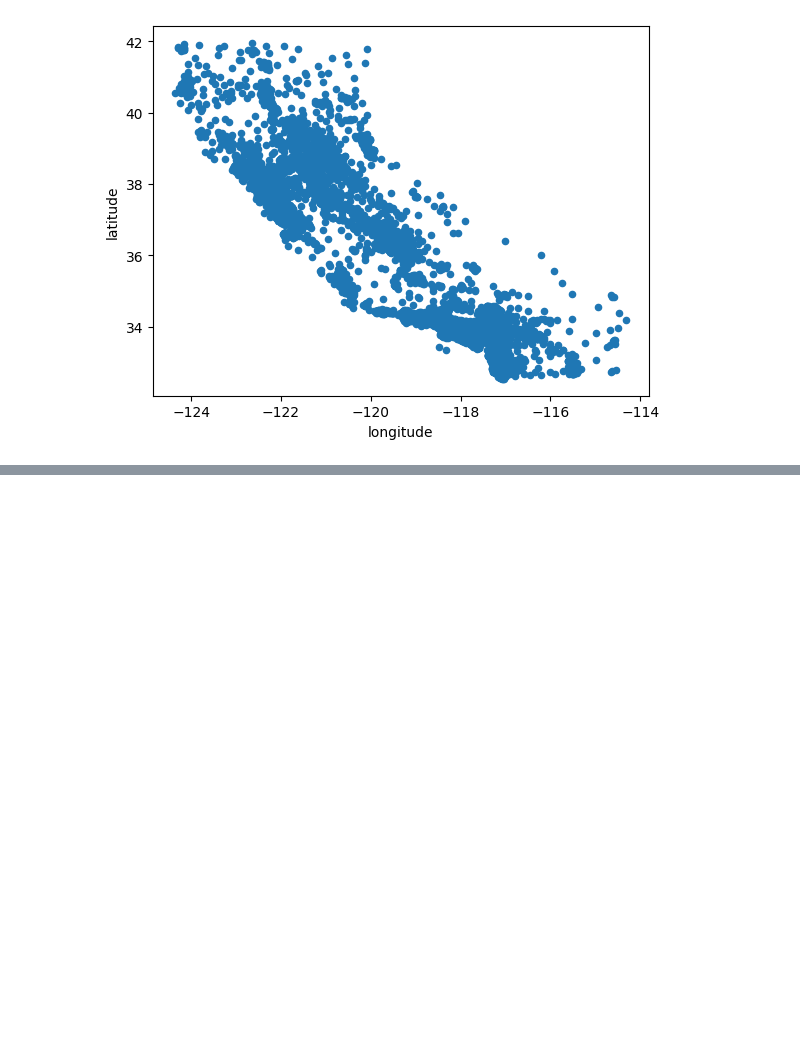
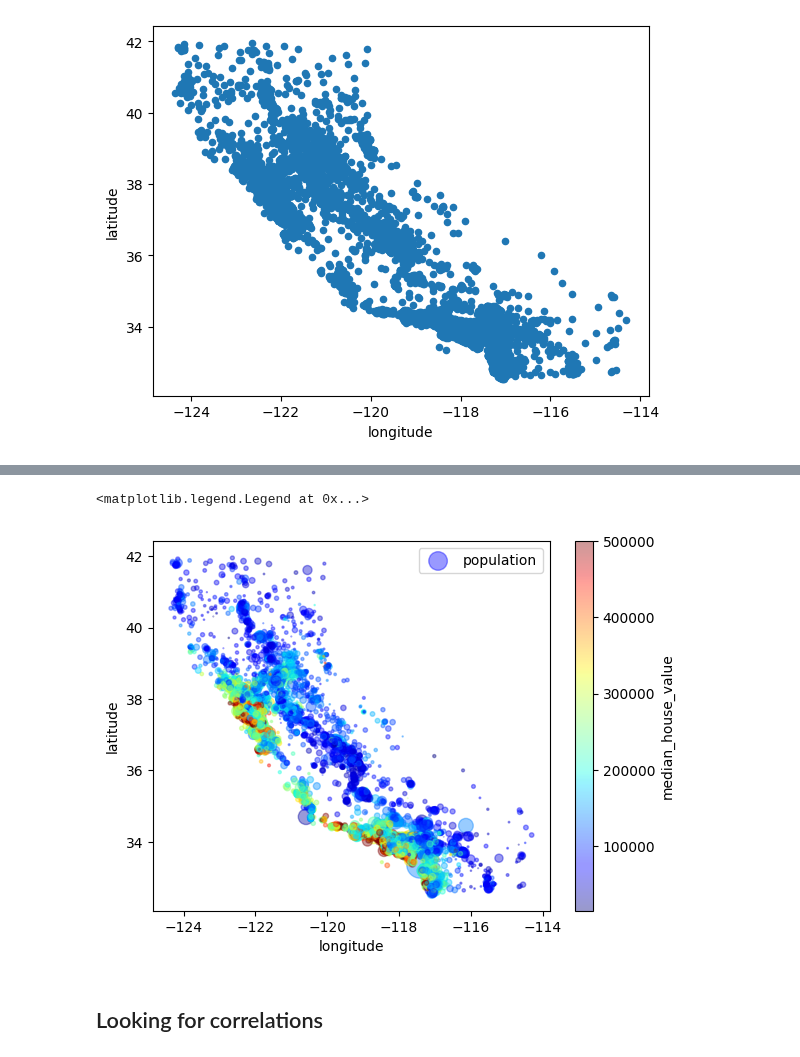
Before and after one commit to DougFigueroa/machine-learning-notebooks, a Jupyter notebook: linear_regression_housing/Housing.ipynb, the cells around one changed output, grey strips where cells are left out. Cells and saved outputs as stored; diff of their text form; code cells hidden in the pictures; blank space fills up the shorter version.

```diff
--- a/linear_regression_housing/Housing.ipynb
+++ b/linear_regression_housing/Housing.ipynb
@@ -198,0 +221,15 @@ housing.plot(kind='scatter', x='longitude', y='latitude')
+# %%
+# now lets see the housing prices
+# s = is the radius of the circles (population)
+# c = color (prices)
+# cmap = is the color style
+housing.plot(kind='scatter', x='longitude', y='latitude', alpha=0.4,
+             s=housing['population']/100, label='population',
+             c="median_house_value", cmap=plt.get_cmap('jet'), colorbar=True)
+plt.legend()
+# read is expensive, blue is cheap, larger circles = more population
+# %% [output]
+<matplotlib.legend.Legend at 0x...>
+[figure, added]
+# %% [markdown]
+## Looking for correlations
```
Also changed, not shown: parts of 4 cells of this notebook.
